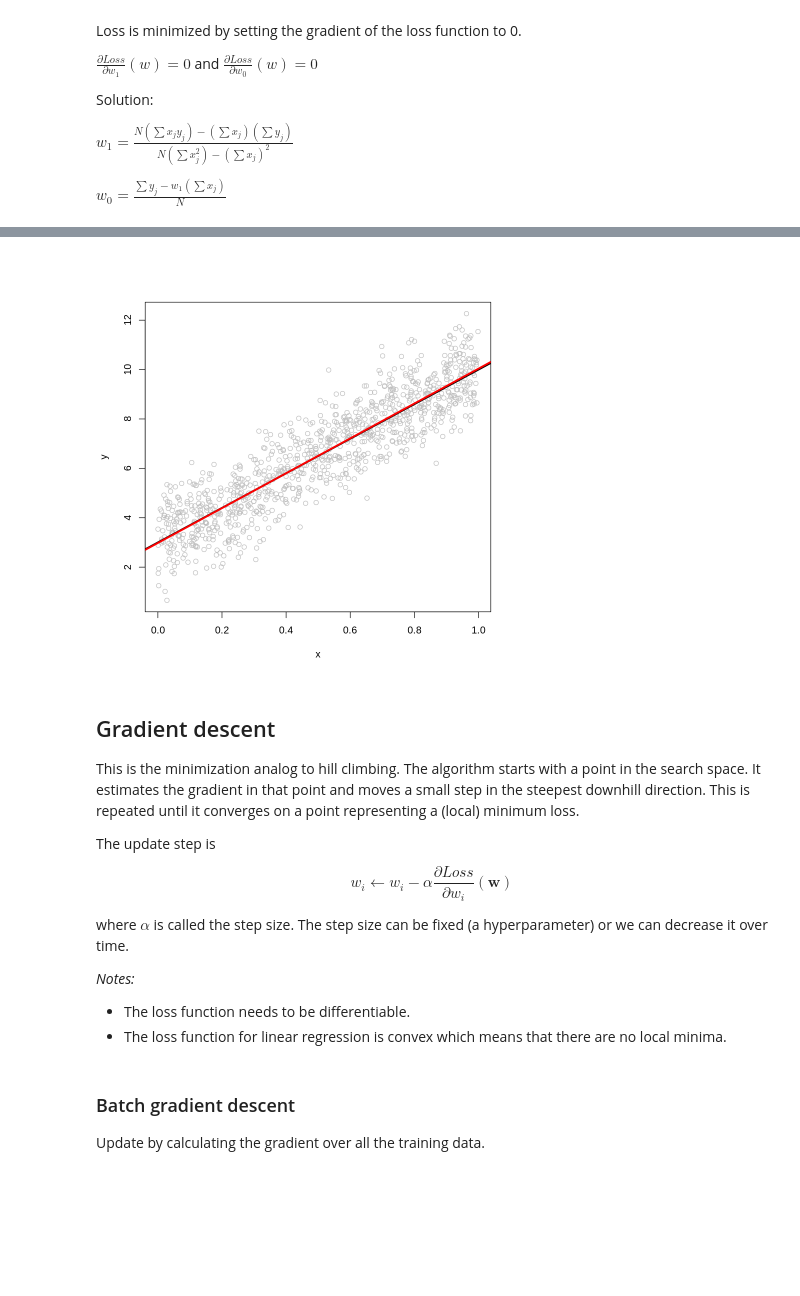
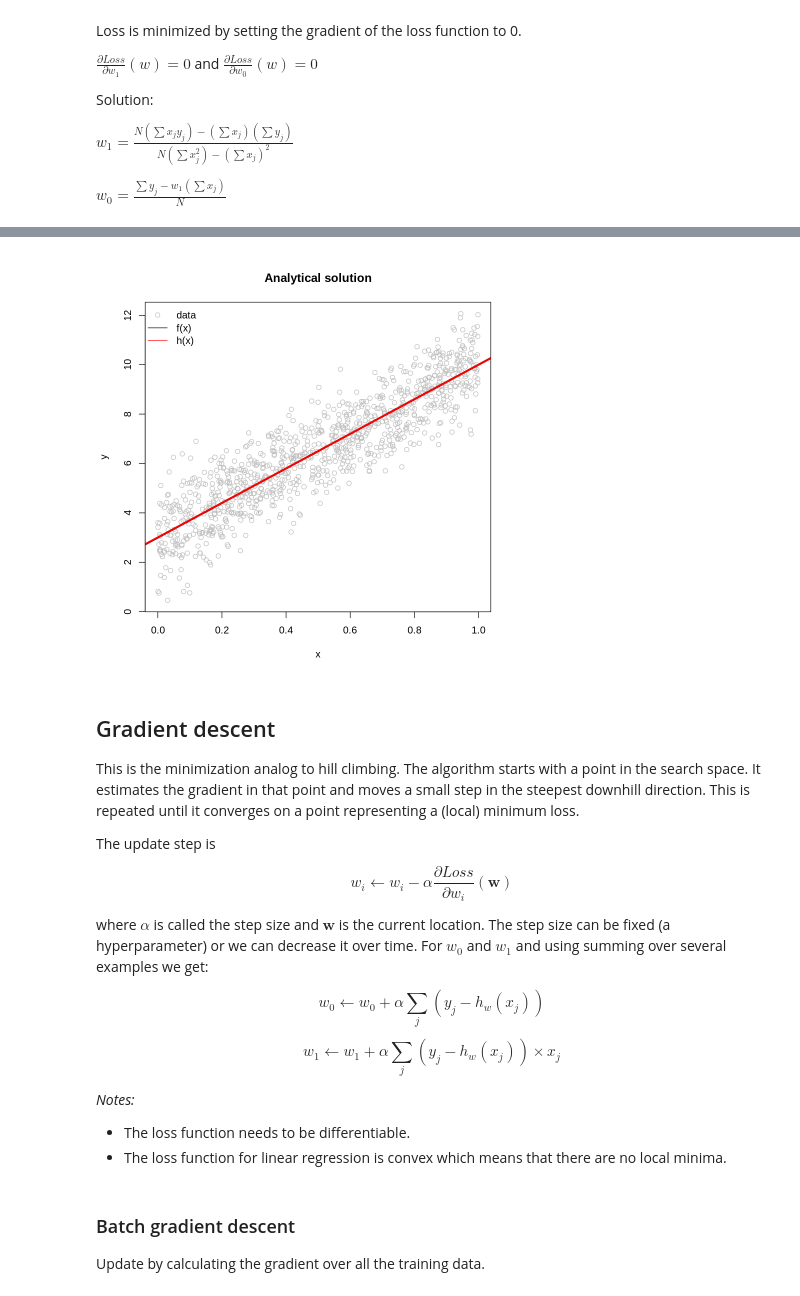
Before and after one commit to mhahsler/CS7320-AI, a Jupyter notebook: ML/line_fitting.ipynb, the cells around one changed output, grey strips where cells are left out. Saved outputs shown, nothing was run; the diff lists cells and outputs as text; code cells hidden in the pictures; blank space fills up the shorter version.

```diff
--- a/ML/line_fitting.ipynb
+++ b/ML/line_fitting.ipynb
@@ -130,9 +138,13 @@ w0
 # %%
-plot(xy, col = "grey")
+plot(xy, col = "grey", main = "Analytical solution")
 abline(a = real_w0, b = real_w1, col = "black", lwd = 3)
 abline(a = w0, b = w1, col = "red", lwd = 3)
+legend("topleft", bty = "n",
+       col = c("grey", "black", "red"),
+       pch = c(1, NA, NA), lty = c(NA, 1, 1),
+       legend = c("data", "f(x)", "h(x)"))
 # %% [output]
-[figure, old version]
+[figure, new version]
 # %% [markdown]
 ## Gradient descent
 
@@ -142,7 +154,11 @@ The update step is
 
 $$w_i \leftarrow w_i - \alpha \frac{\partial Loss}{\partial w_i}(\mathbf{w})$$
 
-where $\alpha$ is called the step size. The step size can be fixed (a hyperparameter) or we can decrease it over time.
+where $\alpha$ is called the step size and $\mathbf{w}$ is the current location. The step size can be fixed (a hyperparameter) or we can decrease it over time. For $w_0$ and $w_1$ and using summing over
+several examples we get:
+
+$$w_0 \leftarrow w_0 + \alpha \sum_j(y_j - h_w(x_j))$$
+$$w_1 \leftarrow w_1 + \alpha \sum_j(y_j - h_w(x_j)) \times x_j$$
 
 _Notes:_
 * The loss function needs to be differentiable.
```
Also changed, not shown: parts of 20 cells of this notebook.
